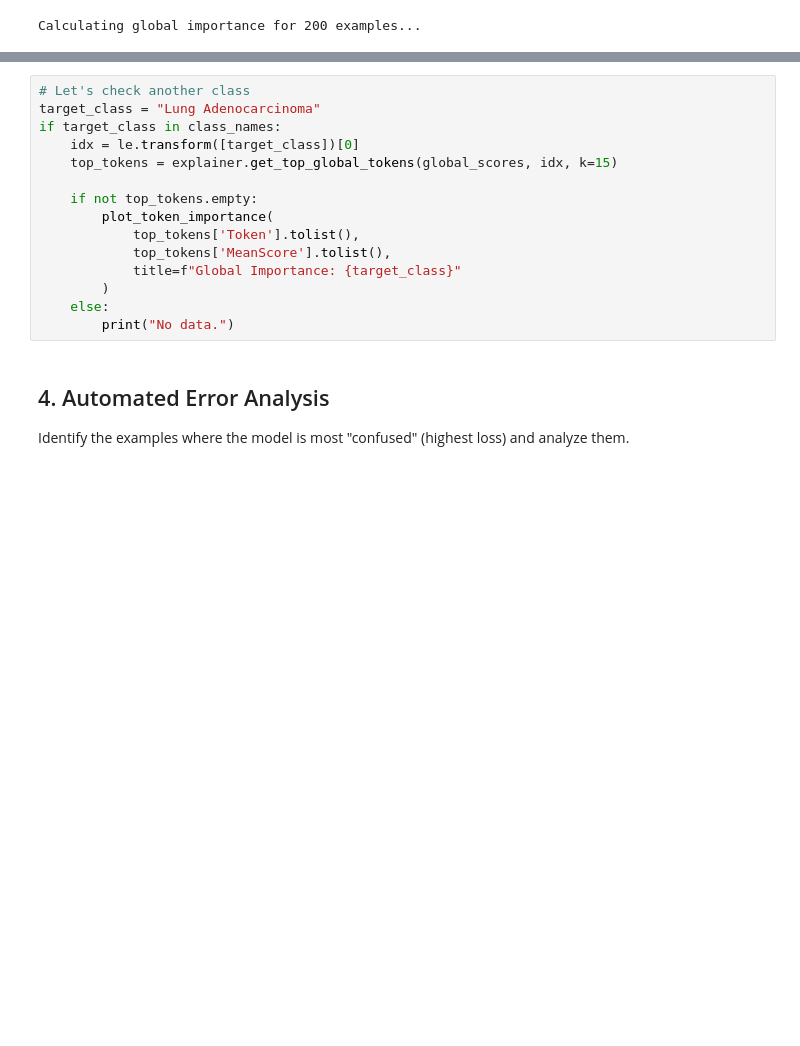
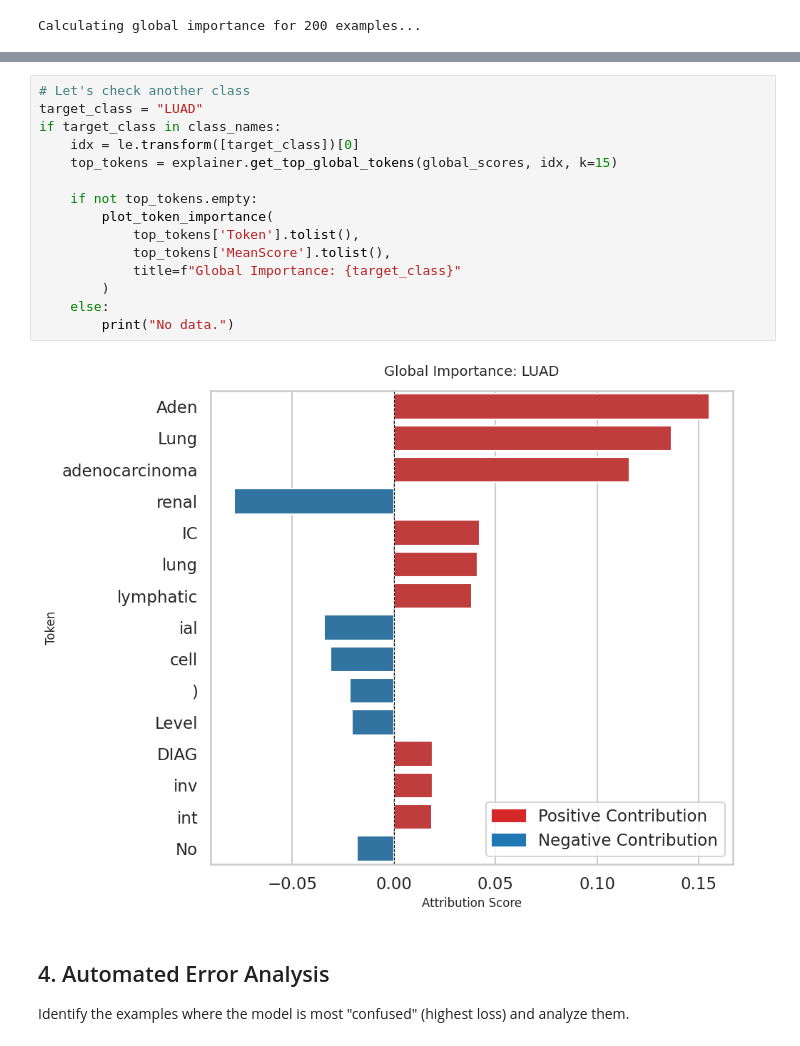
Before and after one commit to MuhammadUmairHaider/Med_Intrep, a Jupyter notebook: notebooks/global_analysis.ipynb, the cells around one changed output, grey strips where cells are left out. Cells and saved outputs as stored; diff of their text form; blank space fills up the shorter version.

```diff
--- a/notebooks/global_analysis.ipynb
+++ b/notebooks/global_analysis.ipynb
@@ -162,18 +179,20 @@ NameError: name 'class_names' is not defined
 # %%
 # Let's check another class
-target_class = "Lung Adenocarcinoma"
+target_class = "LUAD"
 if target_class in class_names:
     idx = le.transform([target_class])[0]
     top_tokens = explainer.get_top_global_tokens(global_scores, idx, k=15)
 
     if not top_tokens.empty:
         plot_token_importance(
             top_tokens['Token'].tolist(),
             top_tokens['MeanScore'].tolist(),
             title=f"Global Importance: {target_class}"
         )
     else:
         print("No data.")
+# %% [output]
+[figure, added]
 # %% [markdown]
 ## 4. Automated Error Analysis
 Identify the examples where the model is most "confused" (highest loss) and analyze them.
```
Also changed, not shown: parts of 3 cells of this notebook, 9 other files.
